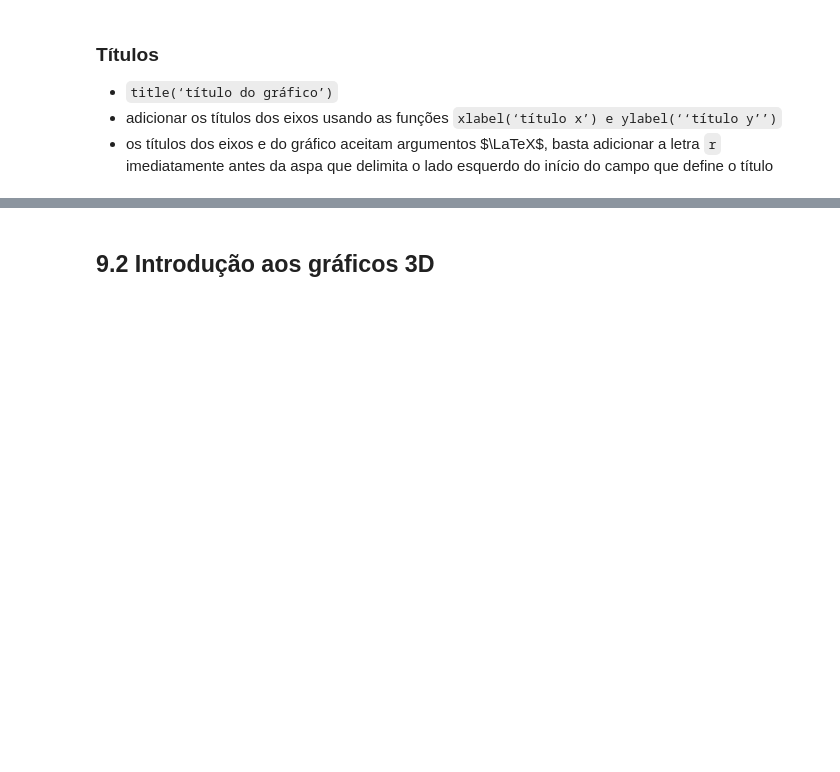
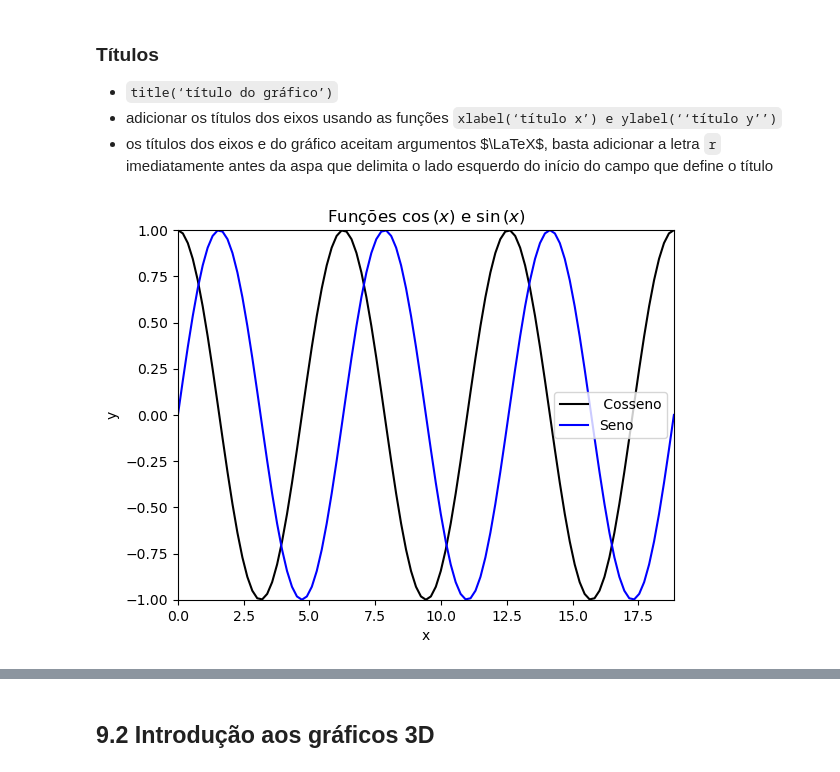
Before and after one commit to cintia-shinoda/utfpr_emma, a Jupyter notebook: 11-Intro-Prog-II-Python/03-Aula-3.ipynb, the cells around one changed output, grey strips where cells are left out. Saved outputs shown, nothing was run; the diff lists cells and outputs as text; code cells hidden in the pictures; blank space fills up the shorter version.

````diff
--- a/11-Intro-Prog-II-Python/03-Aula-3.ipynb
+++ b/11-Intro-Prog-II-Python/03-Aula-3.ipynb
@@ -145,3 +145,35 @@ caso o usuário queira configurar corres diferentes destas, é possível fornece
 - ```title(‘título do gráfico’)```
 - adicionar os títulos dos eixos usando as funções ```xlabel(‘título x’) e ylabel(‘‘título y’’)```
 - os títulos dos eixos e do gráfico aceitam argumentos $\LaTeX$, basta adicionar a letra ```r``` imediatamente antes da aspa que delimita o lado esquerdo do início do campo que define o título
+# %%
+# modificar este intervalo usando as funções xlim() e ylim(),
+
+# Modificando o intervalo de visualiza¸c˜ao do gr´afico apresentado
+import matplotlib . pyplot as plt
+from math import pi , cos , sin
+
+n = 101
+x = [0]* n
+y1 = [0]* n
+y2 = [0]* n
+x_min = 0.0
+x_max = 6.0 * pi
+delta_x = (x_max - x_min) / float (n -1)
+
+for i in range (0, n):
+    x[i] = i * delta_x
+    y1[i] = cos (x[i])
+    y2[i] = sin (x[i])
+
+plt.plot (x,y1 , label =' Cosseno', c = 'k')
+plt.plot (x,y2 , label = 'Seno', c = 'b')
+plt.title (r'Funções $\cos\left (x\right )$ e $\sin\left(x\right)$')
+
+plt.xlabel('x')
+plt.ylabel('y')
+plt.xlim((0 ,6* pi))
+plt.ylim(( -1 ,1))
+plt.legend()
+plt.show()
+# %% [output]
+[figure, added]
````
Also changed, not shown: parts of 32 cells of this notebook, 4 other files.
